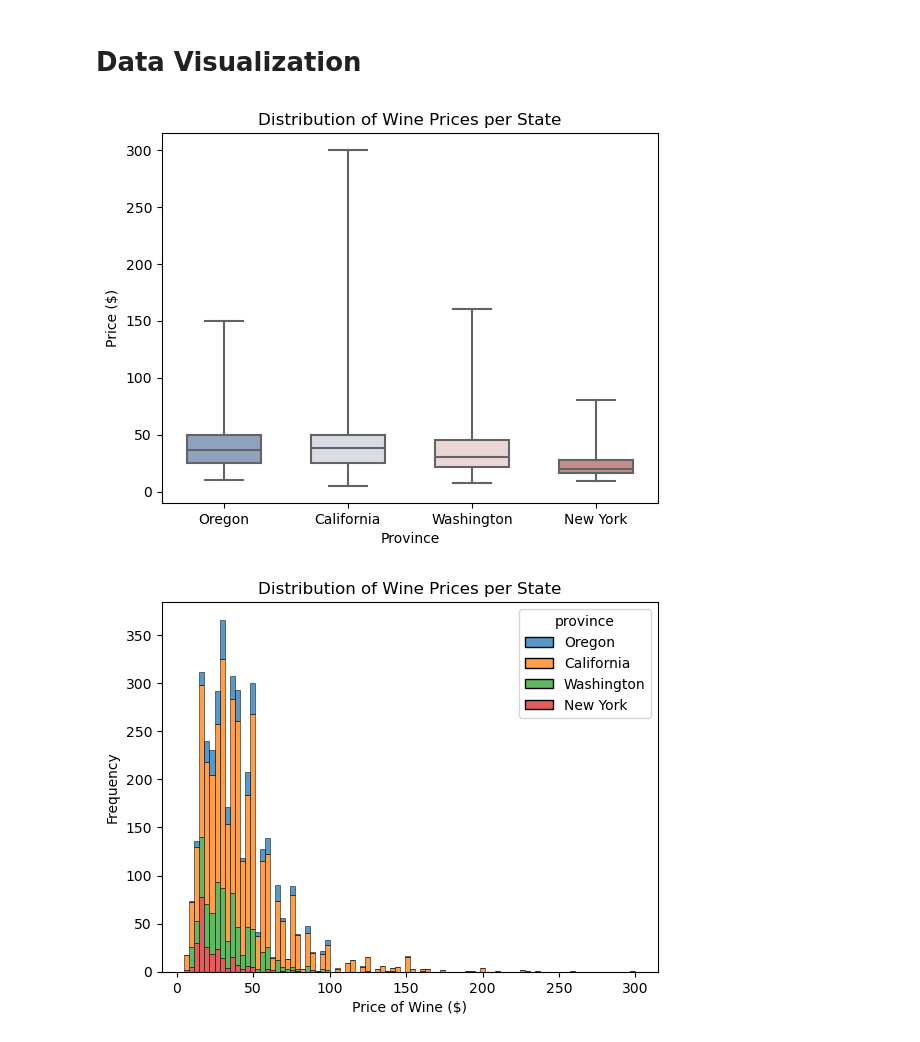
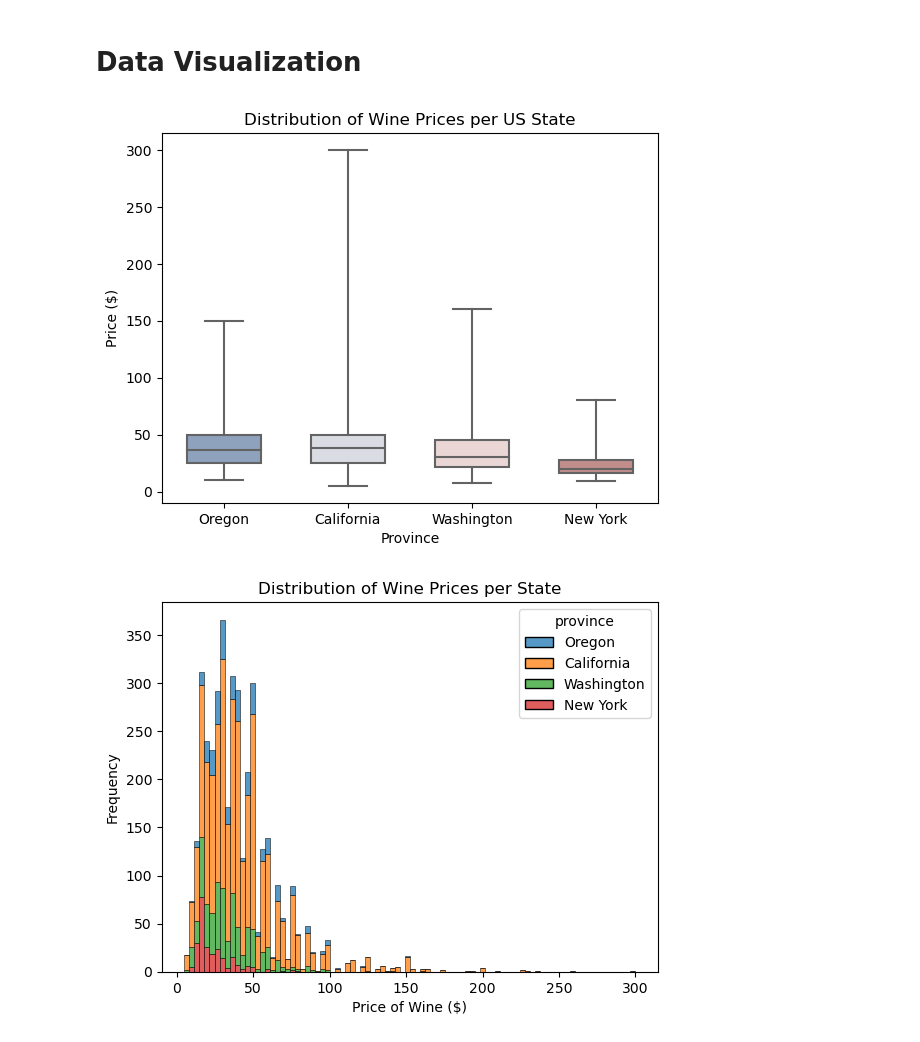
Before and after one commit to thealphacubicle/NEU-Snowball-Project-2023, a Jupyter notebook: Snowball Project.ipynb, the cells around one changed output. Cells and saved outputs as stored; diff of their text form; code cells hidden in the pictures.

```diff
--- a/Snowball Project.ipynb
+++ b/Snowball Project.ipynb
@@ -138,3 +141,9 @@ for desc in df['description']:
 # Store as new column in dataframe
 for i in range(df.shape[0]):
     df.loc[i,"processed_description"] = processed_sentences[i]
+# %%
+# Standardize the price and points columns
+scaler = StandardScaler()
+standardize_col = ['points', 'price']
+for col in standardize_col:
+    df[f"{col}_std"] = scaler.fit_transform(df[col].values.reshape(-1,1))
@@ -173,11 +185,11 @@ import seaborn as sns
 # %%
 # Boxplot relationship between points and province
 sns.boxplot(x="province", y="price", data=df, whis=[0, 100],
-width=.6, palette="vlag").set(title='Distribution of Wine Prices per State',
+width=.6, palette="vlag").set(title='Distribution of Wine Prices per US State',
                                           xlabel='Province',
                                           ylabel='Price ($)');
 # %% [output]
-[figure, old version]
+[figure, new version]
 # %%
 sns.histplot(df, x='price',hue='province', multiple='stack').set(title='Distribution of Wine Prices per State',
                                                                  xlabel='Price of Wine ($)',
```
Also changed, not shown: parts of 27 cells of this notebook.
